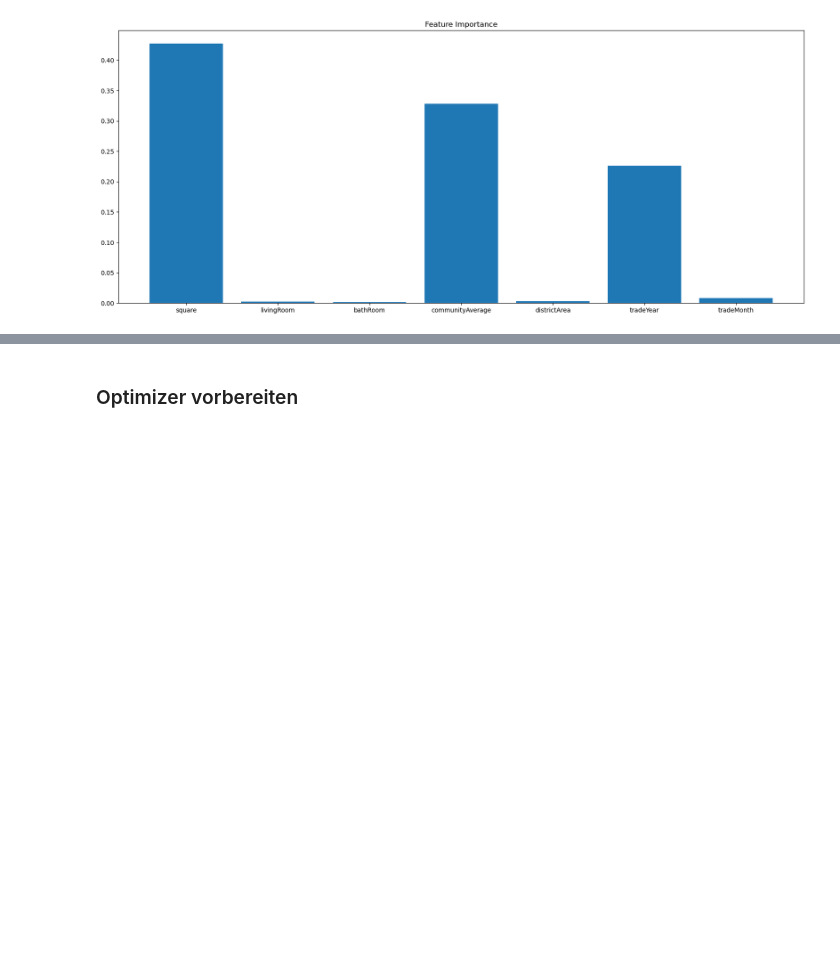
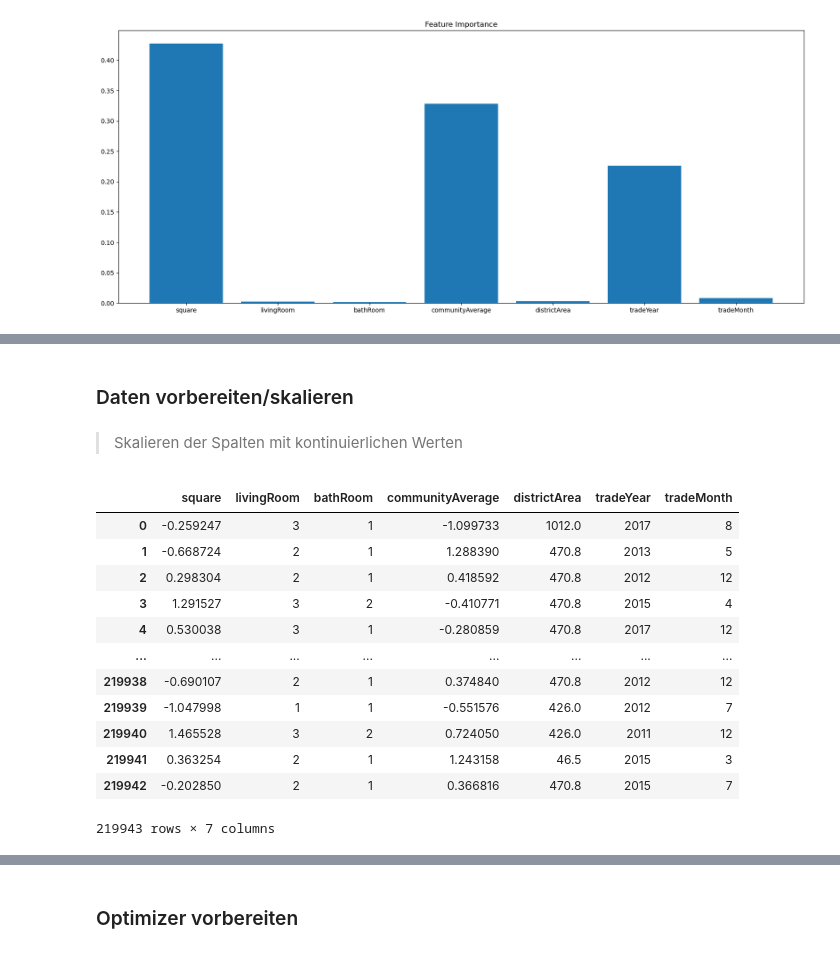
Before and after one commit to fhgr-cds-archive-class-2021/fhgr-3-s-ml-project-group-2, a Jupyter notebook: leandro/deep_learning_project/beijing_keras_leandro_gregorini.ipynb, the cells around one changed output, grey strips where cells are left out. Drawn from its saved outputs; the diff is of its cells as text; code cells hidden in the pictures; blank space fills up the shorter version.

```diff
--- a/leandro/deep_learning_project/beijing_keras_leandro_gregorini.ipynb
+++ b/leandro/deep_learning_project/beijing_keras_leandro_gregorini.ipynb
@@ -217,0 +229,4 @@ x_test = x_test[best_features]
+# %% [markdown]
+### Daten vorbereiten/skalieren <a class="anchor" id="DatenVorbereiten"></a>
+# %% [markdown]
+> Skalieren der Spalten mit kontinuierlichen Werten
@@ -217,0 +245,16 @@ x_test = x_test[best_features]
+# %%
+x_train
+# %% [output]
+|  | square | livingRoom | bathRoom | communityAverage | districtArea | tradeYear | tradeMonth |
+| 0 | -0.259247 | 3 | 1 | -1.099733 | 1012.0 | 2017 | 8 |
+| 1 | -0.668724 | 2 | 1 | 1.288390 | 470.8 | 2013 | 5 |
+| 2 | 0.298304 | 2 | 1 | 0.418592 | 470.8 | 2012 | 12 |
+| 3 | 1.291527 | 3 | 2 | -0.410771 | 470.8 | 2015 | 4 |
+| 4 | 0.530038 | 3 | 1 | -0.280859 | 470.8 | 2017 | 12 |
+| ... | ... | ... | ... | ... | ... | ... | ... |
+| 219938 | -0.690107 | 2 | 1 | 0.374840 | 470.8 | 2012 | 12 |
+| 219939 | -1.047998 | 1 | 1 | -0.551576 | 426.0 | 2012 | 7 |
+| 219940 | 1.465528 | 3 | 2 | 0.724050 | 426.0 | 2011 | 12 |
+| 219941 | 0.363254 | 2 | 1 | 1.243158 | 46.5 | 2015 | 3 |
+| 219942 | -0.202850 | 2 | 1 | 0.366816 | 470.8 | 2015 | 7 |
+219943 rows × 7 columns
```
Also changed, not shown: parts of 18 cells of this notebook, 3 other files.
